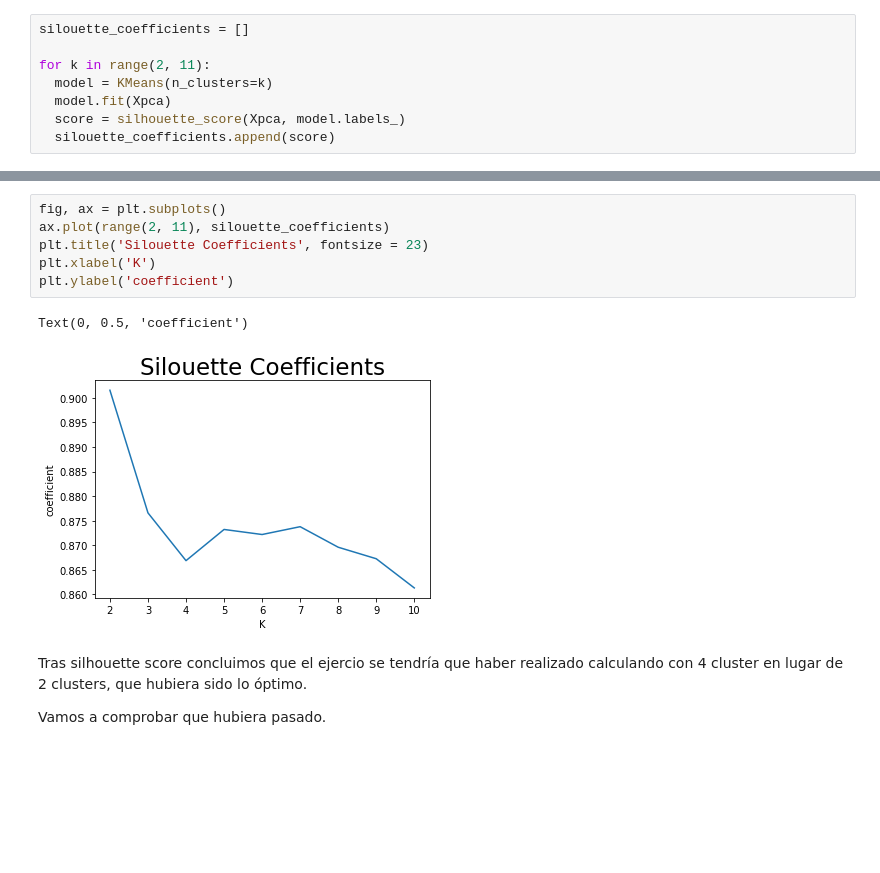
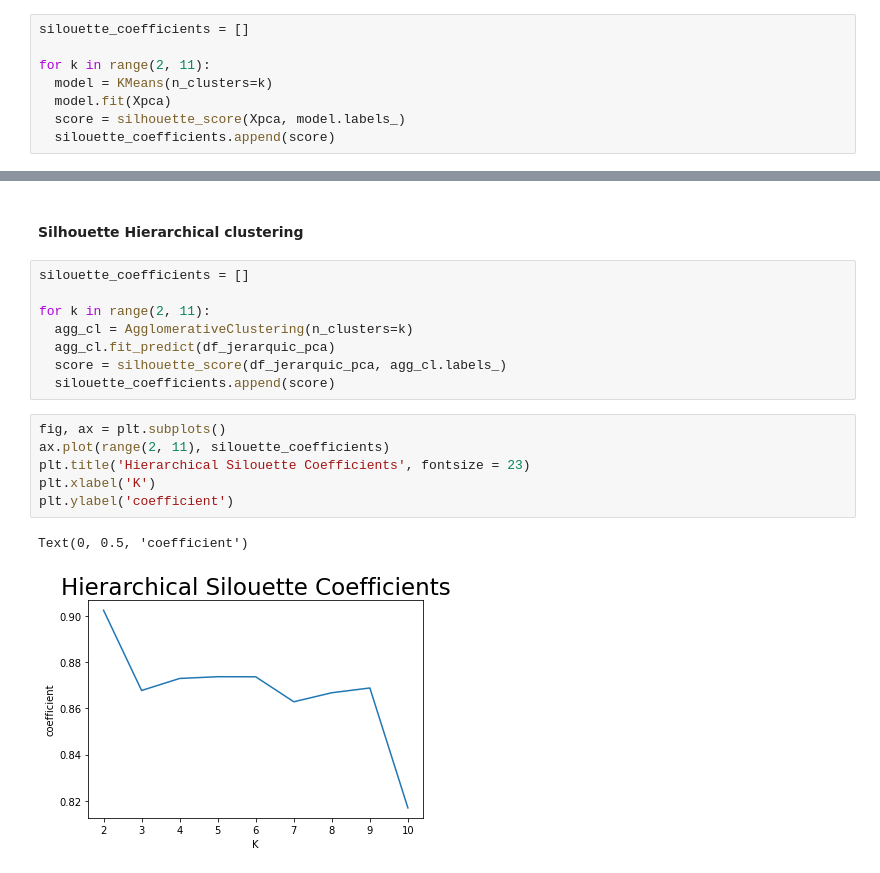
Before and after one commit to Huanhotze/Sprint-8.-Algoritmes-daprenentatge-NO-supervisat-Agrupacio, a Jupyter notebook: M8_T01.ipynb, the cells around one changed output, grey strips where cells are left out. Cells and saved outputs as stored; diff of their text form; blank space fills up the shorter version.

```diff
--- a/M8_T01.ipynb
+++ b/M8_T01.ipynb
@@ -428,13 +449,19 @@ for k in range(2, 11):
+# %% [markdown]
+#### Silhouette Hierarchical clustering
+# %%
+silouette_coefficients = []
+
+for k in range(2, 11):
+  agg_cl = AgglomerativeClustering(n_clusters=k)
+  agg_cl.fit_predict(df_jerarquic_pca)
+  score = silhouette_score(df_jerarquic_pca, agg_cl.labels_)
+  silouette_coefficients.append(score)
 # %%
 fig, ax = plt.subplots()
 ax.plot(range(2, 11), silouette_coefficients)
-plt.title('Silouette Coefficients', fontsize = 23)
+plt.title('Hierarchical Silouette Coefficients', fontsize = 23)
 plt.xlabel('K')
 plt.ylabel('coefficient')
 # %% [output]
 Text(0, 0.5, 'coefficient')
-[figure, old version]
+[figure, new version]
-# %% [markdown]
-Tras silhouette score concluimos que el ejercio se tendría que haber realizado calculando con 4 cluster en lugar de 2 clusters, que hubiera sido lo óptimo.
-
-Vamos a comprobar que hubiera pasado.
```
Also changed, not shown: parts of 16 cells of this notebook.
